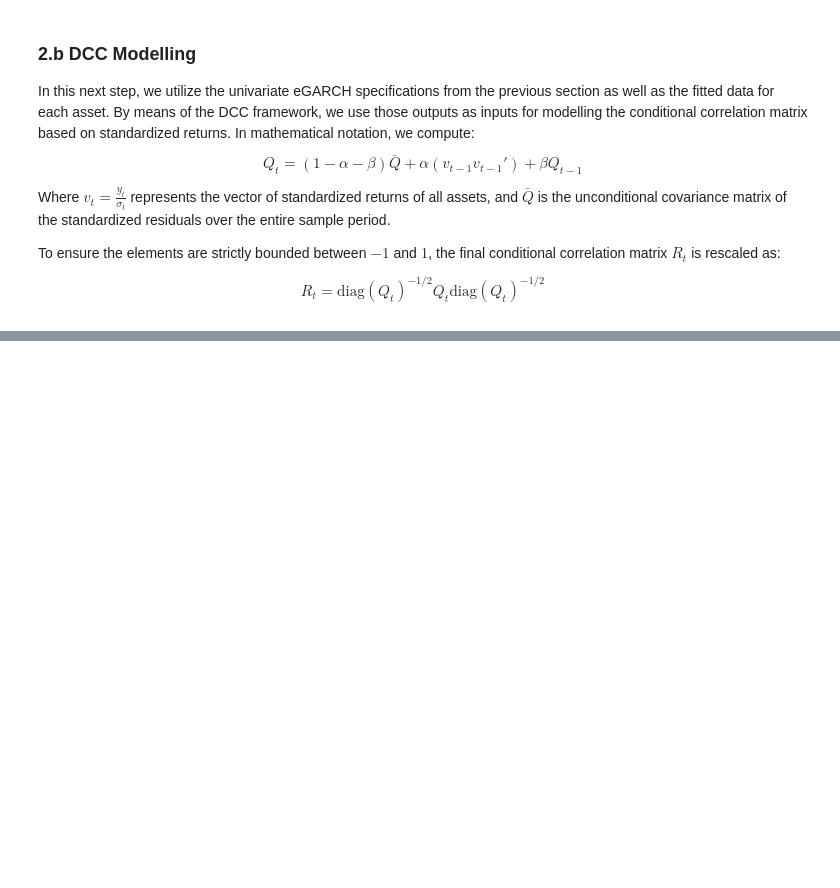
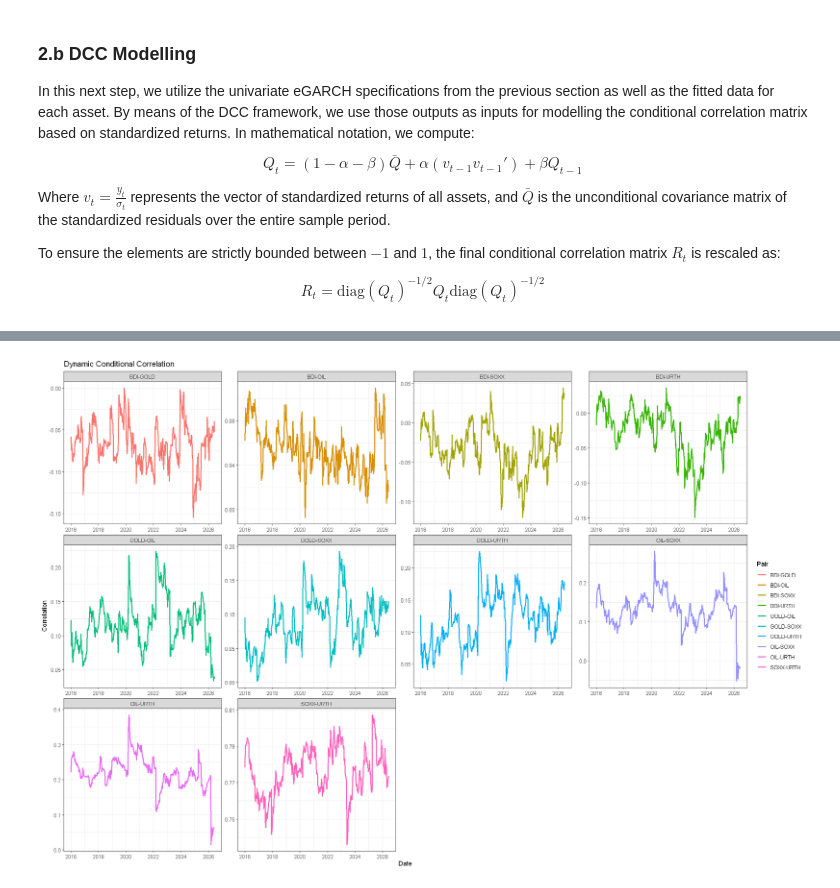
Before and after one commit to VAPopa7/dcc-modelling, a Jupyter notebook: main.ipynb, the cells around one changed output, grey strips where cells are left out. Cells and saved outputs as stored; diff of their text form; code cells hidden in the pictures; blank space fills up the shorter version.

```diff
--- a/main.ipynb
+++ b/main.ipynb
@@ -120,0 +136,21 @@ corr_matrix <- my_dcc(returns_scaled, mspec, fitlist)
+# %%
+# Melt the correlation matrix
+melt_corr_matrix <- melt(corr_matrix)
+
+# Keep upper triangle
+Rt_matrix <- subset(melt_corr_matrix, as.character(Var1) < as.character(Var2))
+
+# Save conditional correlations of pairs to new data frame
+Rt_matrix <- data.frame(Date = as.Date(Rt_matrix$Var3),
+                        Pair = paste(Rt_matrix$Var1, Rt_matrix$Var2, sep="-"),
+                        Corr_T = Rt_matrix$value)
+
+# Time series plot of conditional correlation
+options(repr.plot.width = 18, repr.plot.height = 12)
+ggplot(Rt_matrix, aes(x = Date, y = Corr_T, color = Pair)) +
+    labs(title = "Dynamic Conditional Correlation", x = "Date", y = "Correlation") +
+    geom_line(size = 1) +
+    theme_bw() +
+    facet_wrap(~ Pair, scales = "free")
+# %% [output]
+[figure, added]
```
Also changed, not shown: parts of 7 cells of this notebook.
